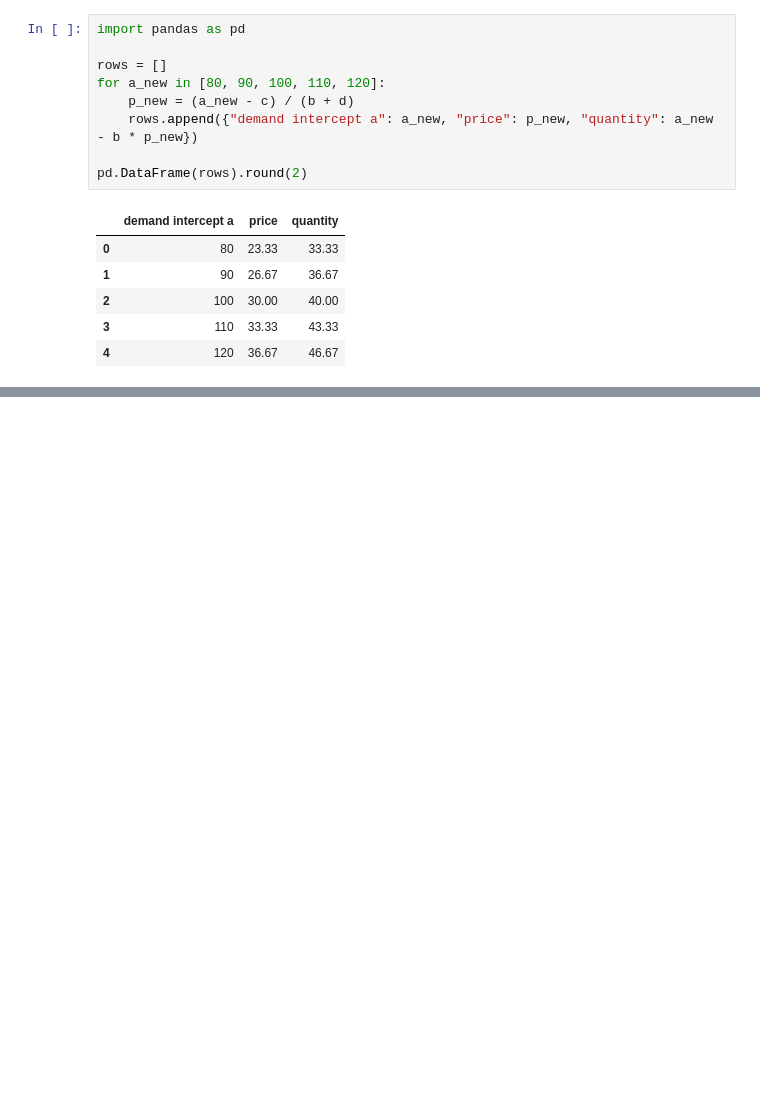
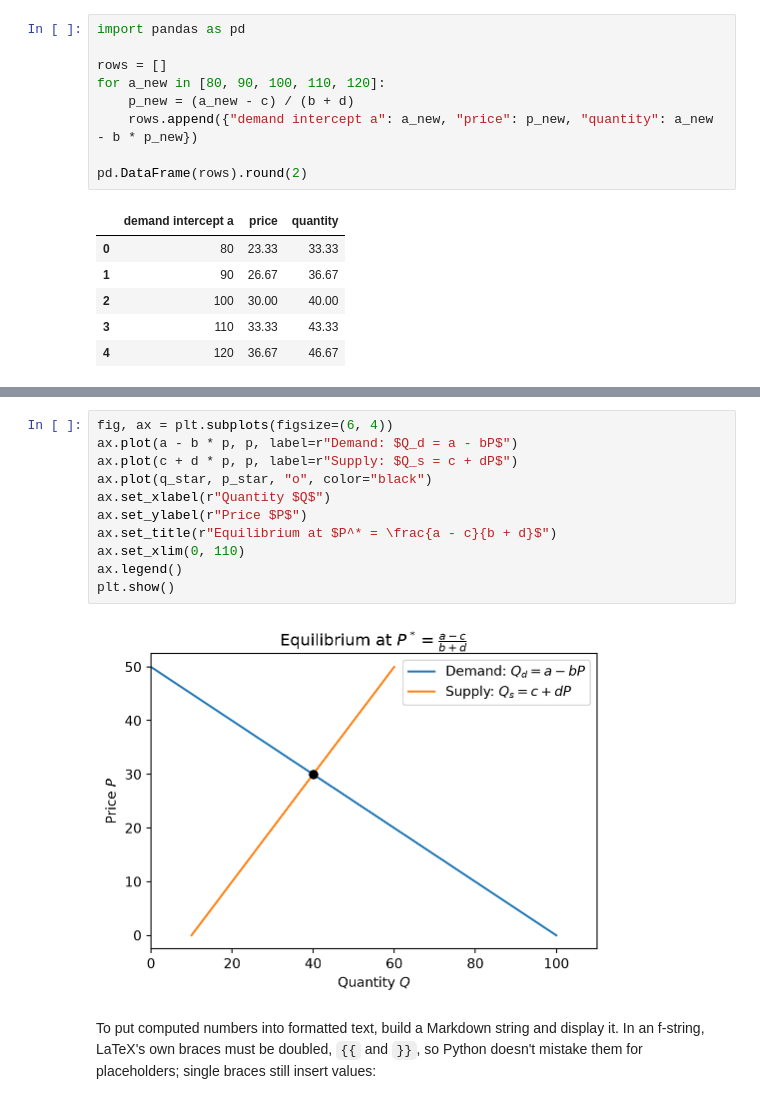
Before and after one commit to WSU-EconS431/site, a Jupyter notebook: weeks/week01.ipynb, the cells around one changed output, grey strips where cells are left out. Drawn from its saved outputs; the diff is of its cells as text; blank space fills up the shorter version.

```diff
--- a/weeks/week01.ipynb
+++ b/weeks/week01.ipynb
@@ -66,0 +226,15 @@ pd.DataFrame(rows).round(2)
+# %%
+fig, ax = plt.subplots(figsize=(6, 4))
+ax.plot(a - b * p, p, label=r"Demand: $Q_d = a - bP$")
+ax.plot(c + d * p, p, label=r"Supply: $Q_s = c + dP$")
+ax.plot(q_star, p_star, "o", color="black")
+ax.set_xlabel(r"Quantity $Q$")
+ax.set_ylabel(r"Price $P$")
+ax.set_title(r"Equilibrium at $P^* = \frac{a - c}{b + d}$")
+ax.set_xlim(0, 110)
+ax.legend()
+plt.show()
+# %% [output]
+[figure, added]
+# %% [markdown]
+To put computed numbers into formatted text, build a Markdown string and display it. In an f-string, LaTeX's own braces must be doubled, `{{` and `}}`, so Python doesn't mistake them for placeholders; single braces still insert values:
```
Also changed, not shown: parts of 12 cells of this notebook, 7 other files.
